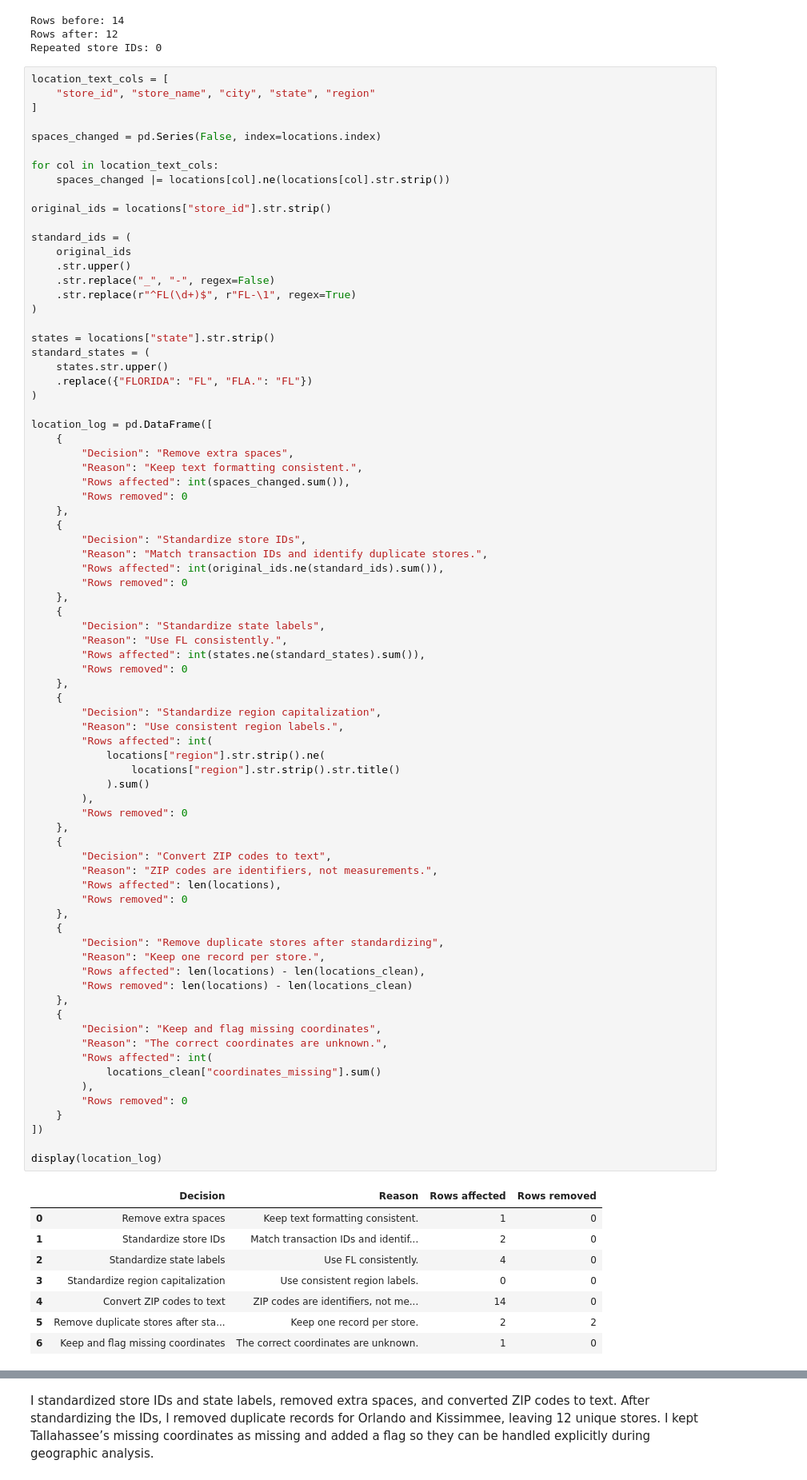
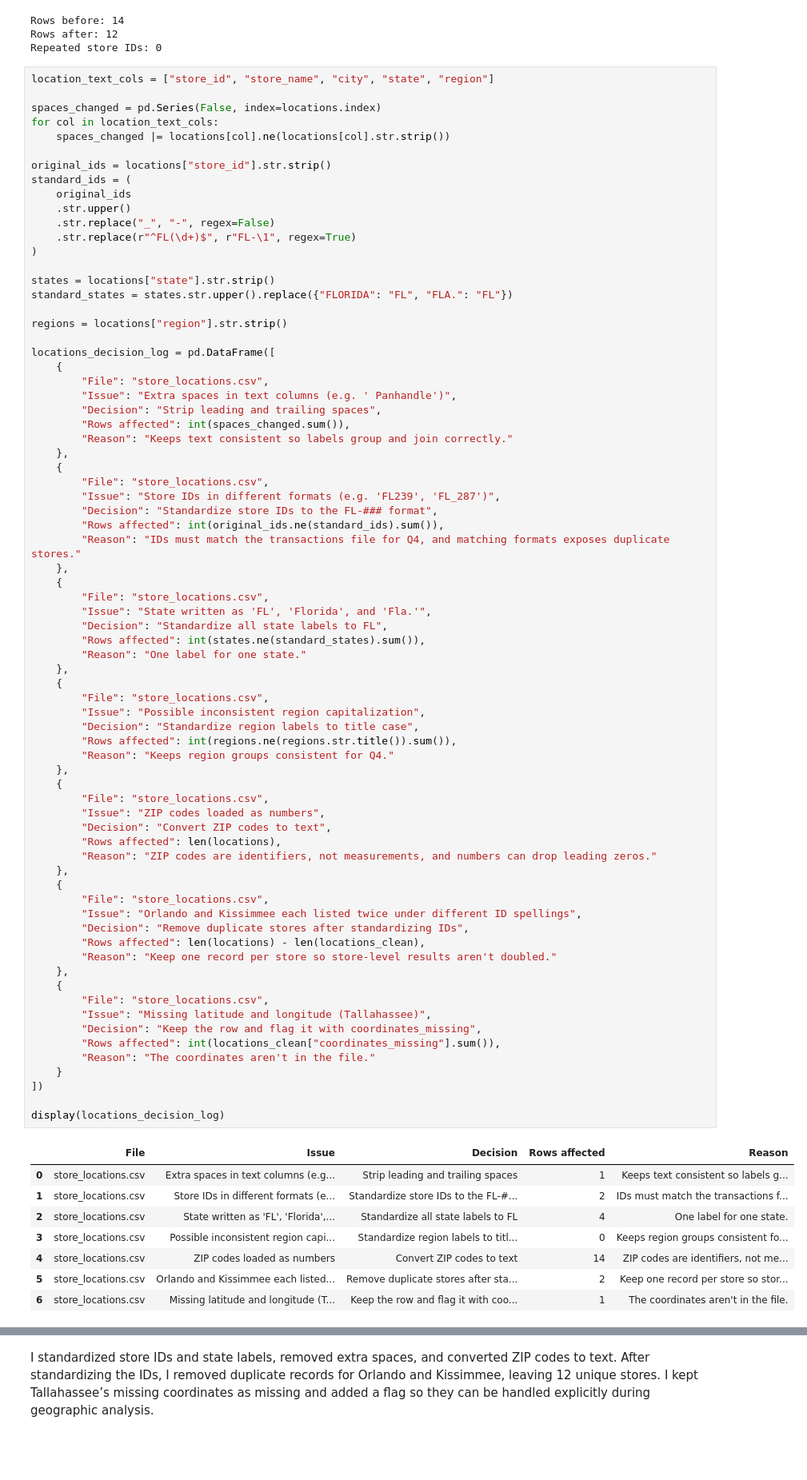
Before and after one commit to clairinelou/walmart-hurricane-project, a Jupyter notebook: notebooks/DS_2002_Project_Working_Doc.ipynb, the cells around one changed output, grey strips where cells are left out. Shown at 80% size. Drawn from its saved outputs; the diff is of its cells as text; blank space fills up the shorter version.

```diff
--- a/notebooks/DS_2002_Project_Working_Doc.ipynb
+++ b/notebooks/DS_2002_Project_Working_Doc.ipynb
@@ -1085,91 +1131,87 @@ Rows before: 14
 Rows after: 12
 Repeated store IDs: 0
 # %%
-location_text_cols = [
-    "store_id", "store_name", "city", "state", "region"
-]
+location_text_cols = ["store_id", "store_name", "city", "state", "region"]
 
 spaces_changed = pd.Series(False, index=locations.index)
-
 for col in location_text_cols:
     spaces_changed |= locations[col].ne(locations[col].str.strip())
 
 original_ids = locations["store_id"].str.strip()
-
 standard_ids = (
     original_ids
     .str.upper()
     .str.replace("_", "-", regex=False)
     .str.replace(r"^FL(\d+)$", r"FL-\1", regex=True)
 )
 
 states = locations["state"].str.strip()
-standard_states = (
-    states.str.upper()
-    .replace({"FLORIDA": "FL", "FLA.": "FL"})
-)
+standard_states = states.str.upper().replace({"FLORIDA": "FL", "FLA.": "FL"})
 
-location_log = pd.DataFrame([
+regions = locations["region"].str.strip()
+
+locations_decision_log = pd.DataFrame([
     {
-        "Decision": "Remove extra spaces",
-        "Reason": "Keep text formatting consistent.",
+        "File": "store_locations.csv",
+        "Issue": "Extra spaces in text columns (e.g. ' Panhandle')",
+        "Decision": "Strip leading and trailing spaces",
         "Rows affected": int(spaces_changed.sum()),
-        "Rows removed": 0
+        "Reason": "Keeps text consistent so labels group and join correctly."
     },
     {
-        "Decision": "Standardize store IDs",
-        "Reason": "Match transaction IDs and identify duplicate stores.",
+        "File": "store_locations.csv",
+        "Issue": "Store IDs in different formats (e.g. 'FL239', 'FL_287')",
+        "Decision": "Standardize store IDs to the FL-### format",
         "Rows affected": int(original_ids.ne(standard_ids).sum()),
-        "Rows removed": 0
+        "Reason": "IDs must match the transactions file for Q4, and matching formats exposes duplicate stores."
     },
     {
-        "Decision": "Standardize state labels",
-        "Reason": "Use FL consistently.",
+        "File": "store_locations.csv",
+        "Issue": "State written as 'FL', 'Florida', and 'Fla.'",
+        "Decision": "Standardize all state labels to FL",
         "Rows affected": int(states.ne(standard_states).sum()),
-        "Rows removed": 0
+        "Reason": "One label for one state."
     },
     {
-        "Decision": "Standardize region capitalization",
-        "Reason": "Use consistent region labels.",
-        "Rows affected": int(
-            locations["region"].str.strip().ne(
-                locations["region"].str.strip().str.title()
-            ).sum()
-        ),
-        "Rows removed": 0
+        "File": "store_locations.csv",
+        "Issue": "Possible inconsistent region capitalization",
+        "Decision": "Standardize region labels to title case",
+        "Rows affected": int(regions.ne(regions.str.title()).sum()),
+        "Reason": "Keeps region groups consistent for Q4."
     },
     {
+        "File": "store_locations.csv",
+        "Issue": "ZIP codes loaded as numbers",
         "Decision": "Convert ZIP codes to text",
-        "Reason": "ZIP codes are identifiers, not measurements.",
         "Rows affected": len(locations),
-        "Rows removed": 0
+        "Reason": "ZIP codes are identifiers, not measurements, and numbers can drop leading zeros."
     },
     {
-        "Decision": "Remove duplicate stores after standardizing",
-        "Reason": "Keep one record per store.",
+        "File": "store_locations.csv",
+        "Issue": "Orlando and Kissimmee each listed twice under different ID spellings",
+        "Decision": "Remove duplicate stores after standardizing IDs",
         "Rows affected": len(locations) - len(locations_clean),
-        "Rows removed": len(locations) - len(locations_clean)
+        "Reason": "Keep one record per store so store-level results aren't doubled."
     },
     {
-        "Decision": "Keep and flag missing coordinates",
-        "Reason": "The correct coordinates are unknown.",
-        "Rows affected": int(
-            locations_clean["coordinates_missing"].sum()
-        ),
-        "Rows removed": 0
+        "File": "store_locations.csv",
+        "Issue": "Missing latitude and longitude (Tallahassee)",
+        "Decision": "Keep the row and flag it with coordinates_missing",
+        "Rows affected": int(locations_clean["coordinates_missing"].sum()),
+        "Reason": "The coordinates aren't in the file."
     }
 ])
 
-display(location_log)
+display(locations_decision_log)
 # %% [output]
-|  | Decision | Reason | Rows affected | Rows removed |
-| 0 | Remove extra spaces | Keep text formatting consistent. | 1 | 0 |
-| 1 | Standardize store IDs | Match transaction IDs and identif... | 2 | 0 |
-| 2 | Standardize state labels | Use FL consistently. | 4 | 0 |
-| 3 | Standardize region capitalization | Use consistent region labels. | 0 | 0 |
-| 4 | Convert ZIP codes to text | ZIP codes are identifiers, not me... | 14 | 0 |
-| 5 | Remove duplicate stores after sta... | Keep one record per store. | 2 | 2 |
-| 6 | Keep and flag missing coordinates | The correct coordinates are unknown. | 1 | 0 |
+|  | File | Issue | Decision | Rows affected | Reason |
+| 0 | store_locations.csv | Extra spaces in text columns (e.g... | Strip leading and trailing spaces | 1 | Keeps text consistent so labels g... |
+| 1 | store_locations.csv | Store IDs in different formats (e... | Standardize store IDs to the FL-#... | 2 | IDs must match the transactions f... |
+| 2 | store_locations.csv | State written as 'FL', 'Florida',... | Standardize all state labels to FL | 4 | One label for one state. |
+| 3 | store_locations.csv | Possible inconsistent region capi... | Standardize region labels to titl... | 0 | Keeps region groups consistent fo... |
+| 4 | store_locations.csv | ZIP codes loaded as numbers | Convert ZIP codes to text | 14 | ZIP codes are identifiers, not me... |
+| 5 | store_locations.csv | Orlando and Kissimmee each listed... | Remove duplicate stores after sta... | 2 | Keep one record per store so stor... |
+| 6 | store_locations.csv | Missing latitude and longitude (T... | Keep the row and flag it with coo... | 1 | The coordinates aren't in the file. |
 # %%
 transactions_with_locations = transactions_clean.merge(
     locations_clean,
```
Also changed, not shown: parts of 100 cells of this notebook.
